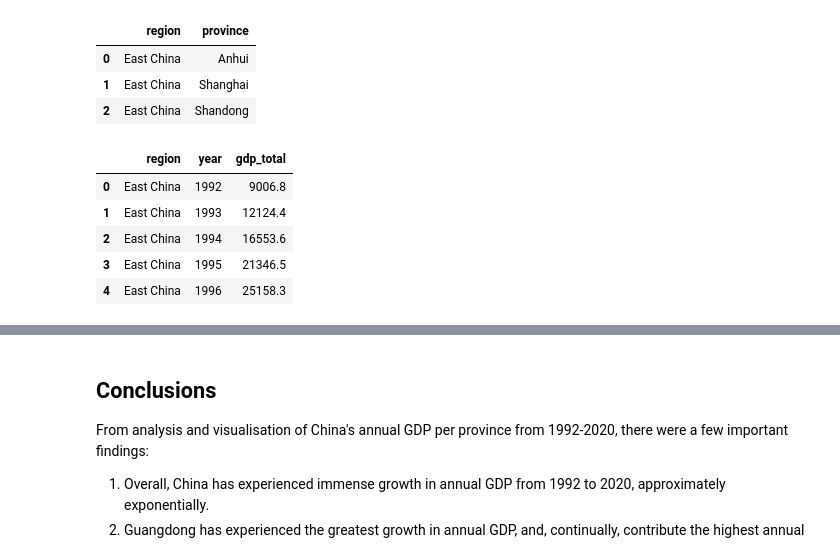
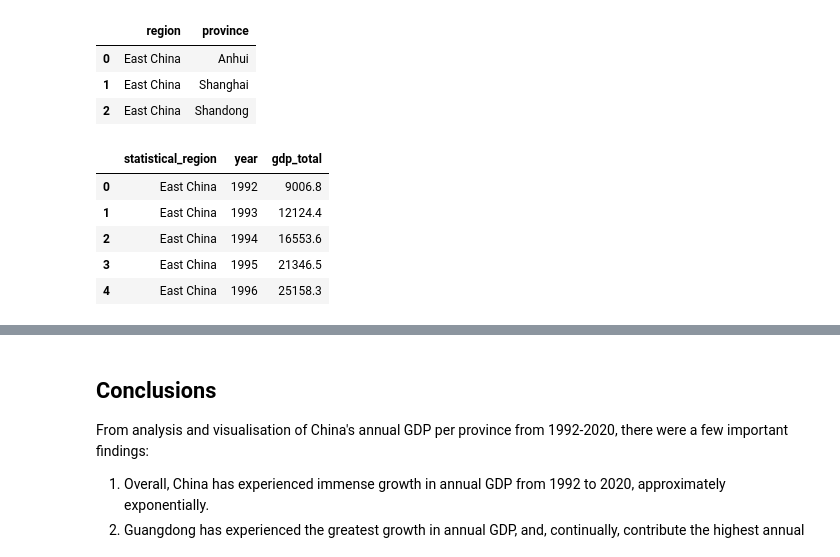
Before and after one commit to henrylin03/china-gdp, a Jupyter notebook: china_province_gdp.ipynb, the cells around one changed output, grey strips where cells are left out. Cells and saved outputs as stored; diff of their text form; code cells hidden in the pictures.

```diff
--- a/china_province_gdp.ipynb
+++ b/china_province_gdp.ipynb
@@ -299,12 +299,14 @@ regions_composition.head(3)
 # %%
 regions_merge['gdp_total'] = regions_merge.groupby(['region', 'year'])\
                                 .gdp.transform('sum')
 
-gdp_regions = regions_merge[['region', 'year', 'gdp_total']].drop_duplicates()
+gdp_regions = regions_merge[['region', 'year', 'gdp_total']]\
+                .drop_duplicates()\
+                .rename(columns={'region':'statistical_region'})
 
 gdp_regions.head()
 # %% [output]
-|  | region | year | gdp_total |
+|  | statistical_region | year | gdp_total |
 | 0 | East China | 1992 | 9006.8 |
 | 1 | East China | 1993 | 12124.4 |
 | 2 | East China | 1994 | 16553.6 |
```
Also changed, not shown: parts of 2 cells of this notebook.
